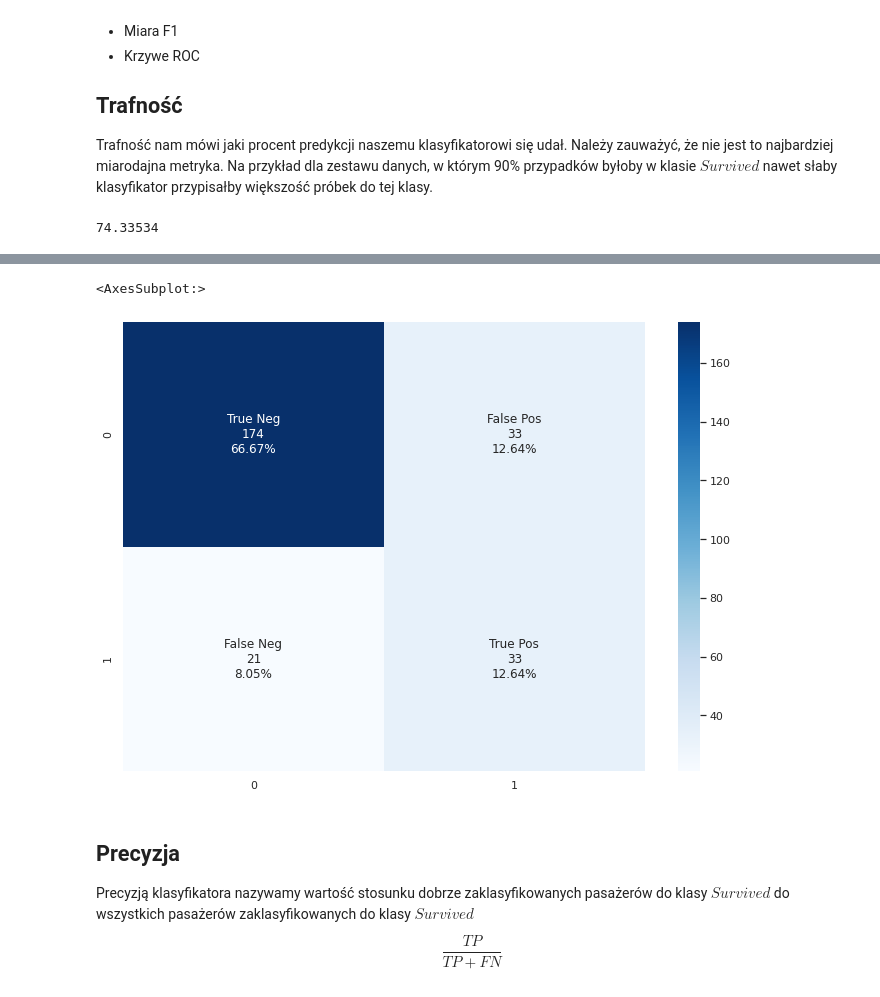
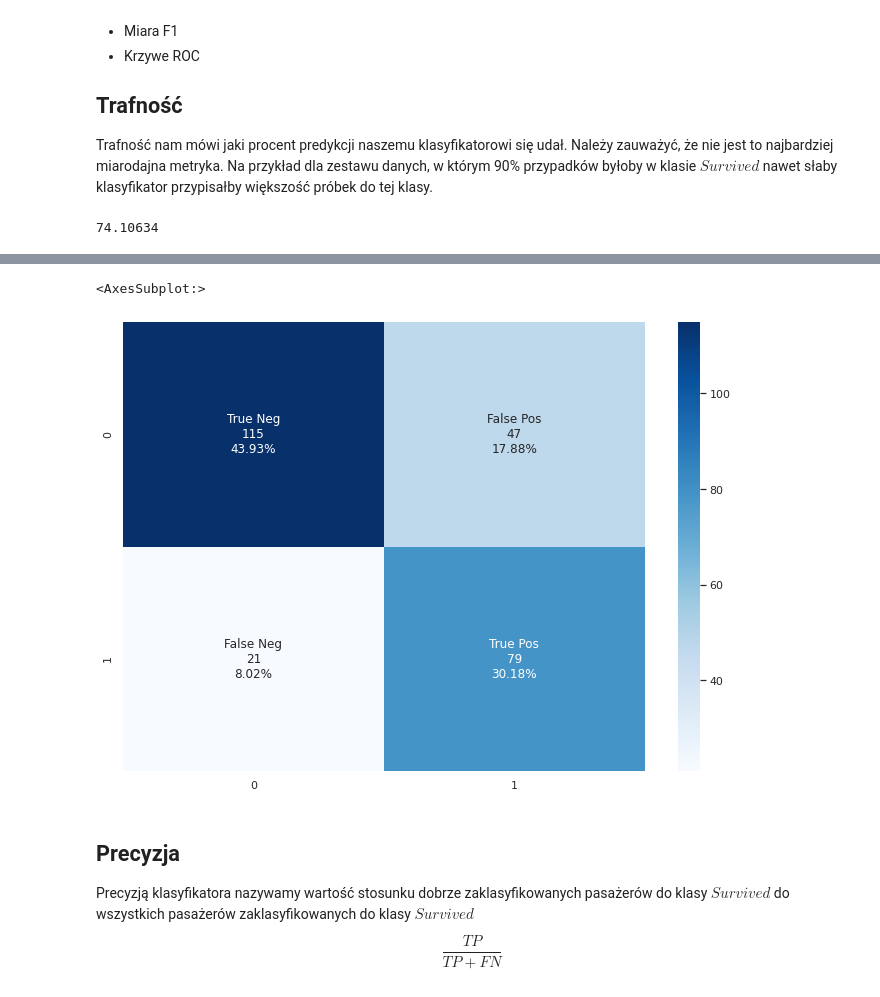
Before and after one commit to pagmerek/bayes_titanic, a Jupyter notebook: project.ipynb, the cells around one changed output, grey strips where cells are left out. Drawn from its saved outputs; the diff is of its cells as text; code cells hidden in the pictures.

```diff
--- a/project.ipynb
+++ b/project.ipynb
@@ -193,7 +193,7 @@ Przed zastosowaniem klasyfikatora na obrobionych wcześniej danych należy podzi
 # %%
 from NBClassifier import NBClassifier, pre_processor, calculate_accuracy
 
-def k_fold(k, data):
+def k_fold(k, data, threshold=0.5):
     data.sample(frac=1)
     data_slices = np.array_split(data,k)
     result = []
@@ -203,7 +203,7 @@ def k_fold(k, data):
         model = NBClassifier()
         train_attributes, train_target = pre_processor(train)
         model.train(train_attributes, train_target)
-        predicted_values, true_values = model.classify(test)
+        predicted_values, true_values = model.classify(test,threshold)
         result.append((predicted_values, true_values))
     return result
 
@@ -228,7 +228,7 @@ for pred, true in result:
 
 print(accuracy/len(result))
 # %% [output]
-74.33534
+74.10634
 # %% [markdown]
 ***
 ## Macierz błędów
@@ -241,26 +241,34 @@ Macierz błędów jest stosowana przy ocenie jakości klasyfikacji binarnej. Dan
 
 <img src="img/Precision-vs-Recall.png"/>
 # %%
-TP, FN, TN, FP = 0, 0, 0, 0
-for pred, true in result:
-    pred_vals = np.asarray(pred)
-    true_vals = np.asarray(true)
-    TP = np.sum(np.logical_and(pred_vals == 1, true_vals == 1))
-    TN = np.sum(np.logical_and(pred_vals == 0, true_vals == 0))
-    FP = np.sum(np.logical_and(pred_vals == 1, true_vals == 0))
-    FN = np.sum(np.logical_and(pred_vals == 0, true_vals == 1))
+def calculate_conf_matrix(result):
+    TP_table = []
+    FN_table = []
+    TN_table = []
+    FP_table = []
+    for pred, true in result:
+        pred_vals = np.asarray(pred)
+        true_vals = np.asarray(true)
+        TP_table.append(np.sum(np.logical_and(pred_vals == 1, true_vals == 1)))
+        TN_table.append(np.sum(np.logical_and(pred_vals == 0, true_vals == 0)))
+        FP_table.append(np.sum(np.logical_and(pred_vals == 1, true_vals == 0)))
+        FN_table.append(np.sum(np.logical_and(pred_vals == 0, true_vals == 1)))
+    return sum(TP_table)/len(TP_table), sum(FN_table)/len(FN_table), sum(TN_table)/len(TN_table), sum(FP_table)/len(FP_table)
+
+TP, FN, TN, FP = calculate_conf_matrix(result)
+
 conf_matrix = np.asarray([[TN, FP], [FN, TP]])
 group_names = ["True Neg", "False Pos", "False Neg", "True Pos"]
 group_counts = ["{0:0.0f}".format(value) for value in conf_matrix.flatten()]
 group_percentages = ["{0:.2%}".format(value) for value in conf_matrix.flatten()/np.sum(conf_matrix)]
 labels = [f"{v1}\n{v2}\n{v3}" for v1, v2, v3 in zip(group_names,group_counts,group_percentages)]
 labels = np.asarray(labels).reshape(2,2)
 sns.set(rc={'figure.figsize':(11.7,8.27)})
 
 sns.heatmap(conf_matrix, annot=labels, fmt="", cmap='Blues')
 # %% [output]
 <AxesSubplot:>
-[figure, old version]
+[figure, new version]
 # %% [markdown]
 ## Precyzja
 Precyzją klasyfikatora nazywamy wartość stosunku dobrze zaklasyfikowanych pasażerów do klasy $Survived$ do wszystkich pasażerów zaklasyfikowanych do klasy $Survived$
```
Also changed, not shown: parts of 9 cells of this notebook, 1 other file.
